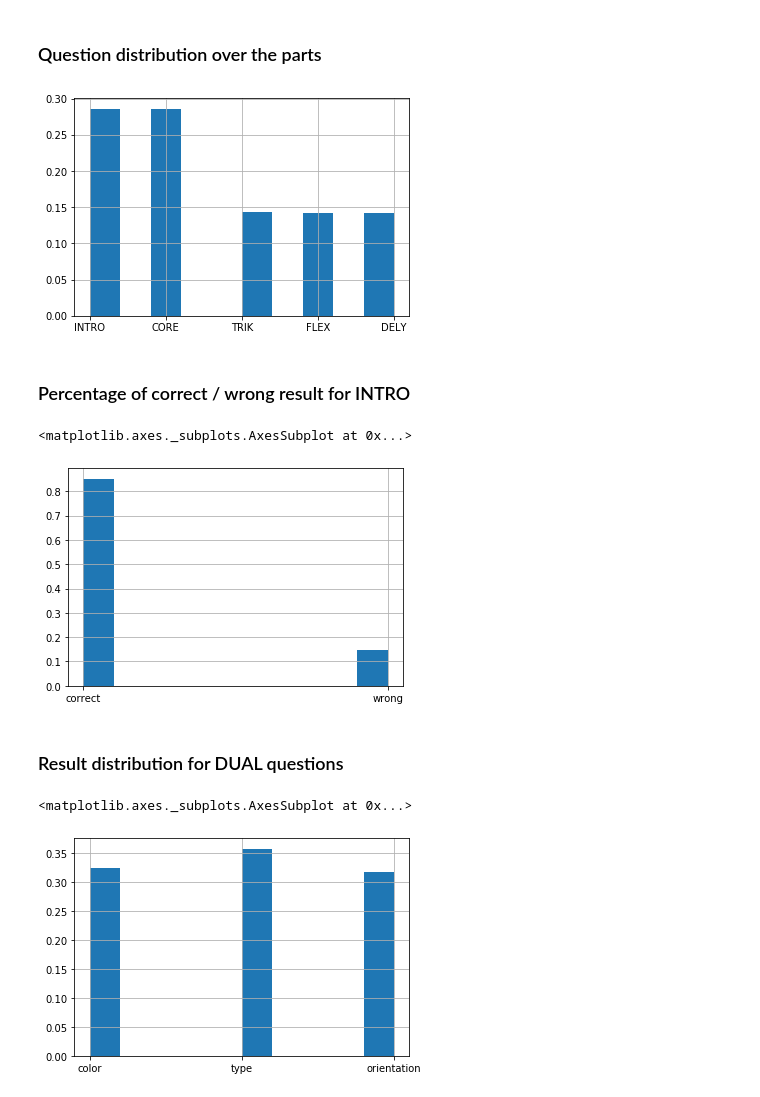
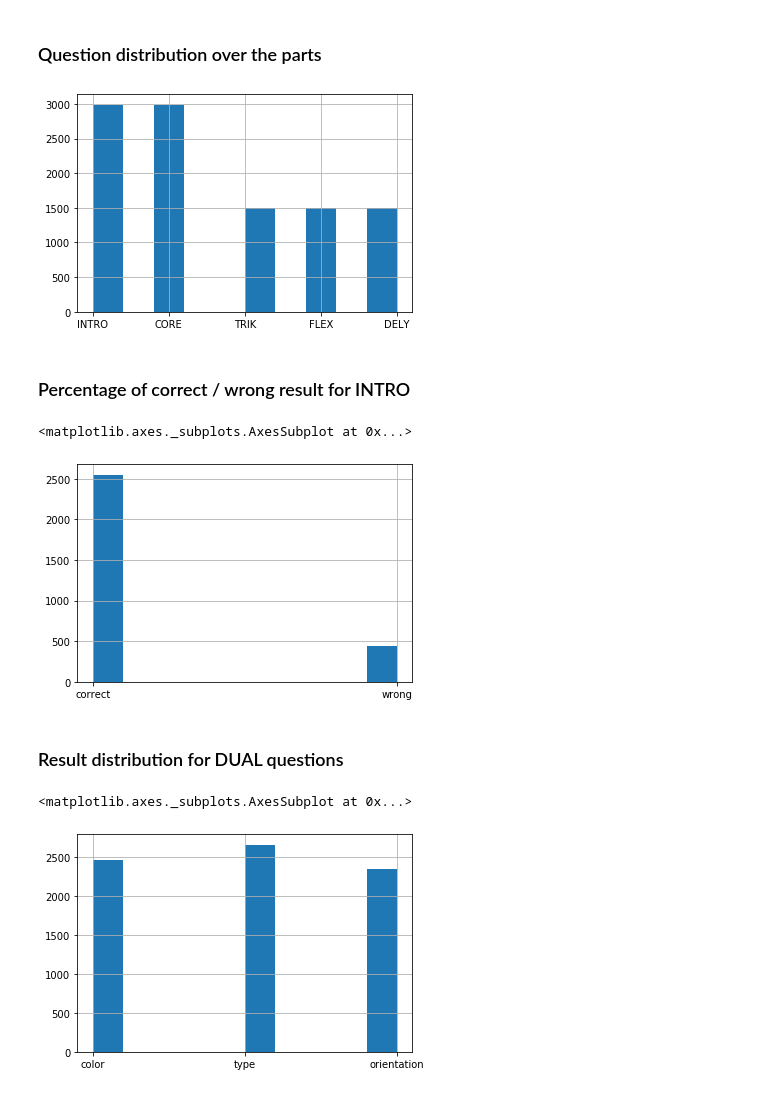
Before and after one commit to chili-epfl/deep-induction-tracing, a Jupyter notebook: viz.ipynb, the cells around one changed output. Saved outputs shown, nothing was run; the diff lists cells and outputs as text; code cells hidden in the pictures.

```diff
--- a/viz.ipynb
+++ b/viz.ipynb
@@ -3,33 +3,36 @@ import pandas as pd
 import matplotlib.pyplot as plt
 import numpy as np
 # %%
-data = pd.read_csv('induce-data-2019-08-08.csv').iloc[:, :]
+data = pd.read_csv('train.csv').iloc[:, :]
 # %% [markdown]
 ### Question distribution over the parts
 # %%
 question_type = data.loc[:,'type']
 # %%
-question_type.hist(weights = np.ones_like(question_type.index) / len(question_type.index))
+question_type.hist()
+#(weights = np.ones_like(question_type.index) / len(question_type.index))
 plt.show()
 # %% [output]
-[figure, old version]
+[figure, new version]
 # %% [markdown]
 ### Percentage of correct / wrong result for INTRO
 # %%
 question_type_result = data.loc[:, ('type', 'result')]
 question_intro = question_type_result[question_type_result.type == 'INTRO']
 # %%
-question_intro.loc[:,'result'].hist(weights = np.ones_like(question_intro.index) / len(question_intro.index))
+question_intro.loc[:,'result'].hist()
+#(weights = np.ones_like(question_intro.index) / len(question_intro.index))
 # %% [output]
 <matplotlib.axes._subplots.AxesSubplot at 0x...>
-[figure, old version]
+[figure, new version]
 # %% [markdown]
 ### Result distribution for DUAL questions
 # %%
 question_feature_result = data.loc[:, ('feature', 'result')]
 question_dual_result = question_feature_result[question_feature_result.feature == 'dual'].loc[:, 'result']
 # %%
-question_dual_result.hist(weights = np.ones_like(question_dual_result.index)/len(question_dual_result.index))
+question_dual_result.hist()
+#(weights = np.ones_like(question_dual_result.index)/len(question_dual_result.index))
 # %% [output]
 <matplotlib.axes._subplots.AxesSubplot at 0x...>
-[figure, old version]
+[figure, new version]
```
Also changed, not shown: 2 other files.
